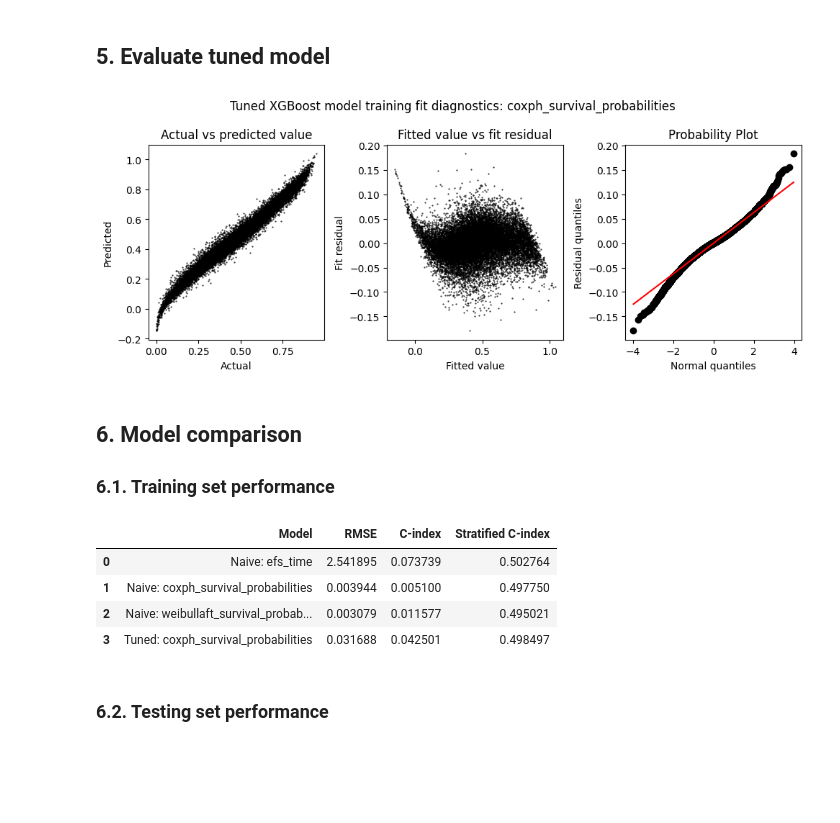
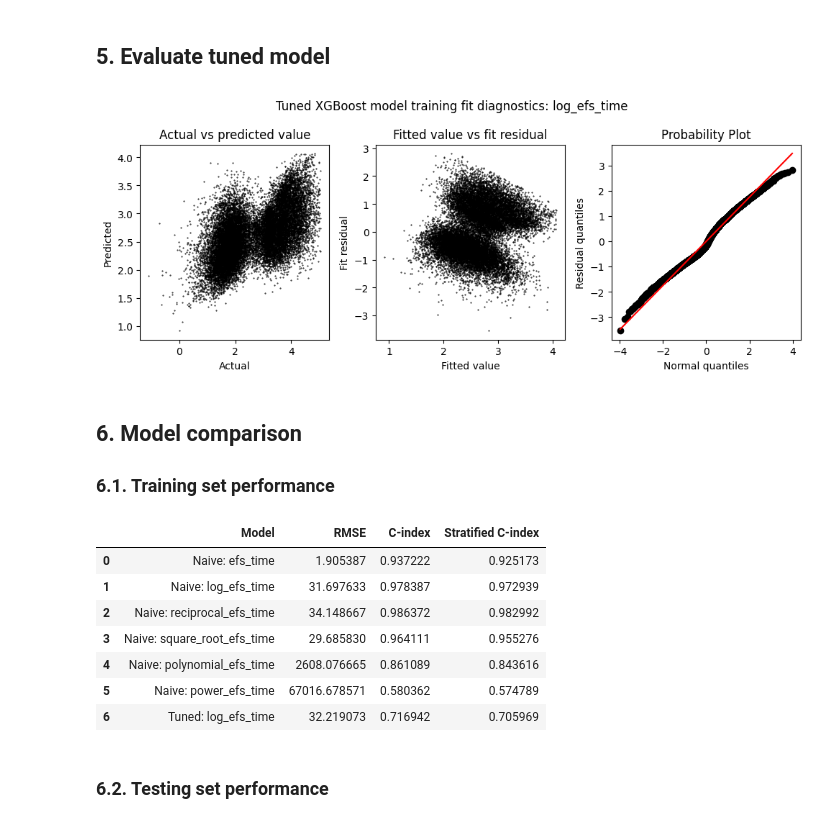
Before and after one commit to gperdrizet/HSCT_survival, a Jupyter notebook: notebooks/03.3-XGBoost_engineered_features.ipynb, the cells around one changed output. Saved outputs shown, nothing was run; the diff lists cells and outputs as text; code cells hidden in the pictures; blank space fills up the shorter version.

Commit message:
Adapted to new data structure, added more label transformations to testing, included training and testing predictions in final scoring.

```diff
--- a/notebooks/03.3-XGBoost_engineered_features.ipynb
+++ b/notebooks/03.3-XGBoost_engineered_features.ipynb
@@ -91,6 +113,0 @@ testing_df.drop('race_group', axis=1, inplace=True)
-# %%
-training_labels_df=training_df[['efs', 'efs_time', 'coxph_survival_probabilities', 'weibullaft_survival_probabilities']].copy()
-training_features_df=training_df.drop(['efs', 'efs_time', 'coxph_survival_probabilities', 'weibullaft_survival_probabilities'], axis=1)
-
-testing_labels_df=testing_df[['efs', 'efs_time', 'coxph_survival_probabilities', 'weibullaft_survival_probabilities']].copy()
-testing_features_df=testing_df.drop(['efs', 'efs_time', 'coxph_survival_probabilities', 'weibullaft_survival_probabilities'], axis=1)
@@ -170,7 +248,7 @@ Label type: weibullaft_survival_probabilities
 ## 4. Hyperparameter tuning
 # %%
 # Manually choose best label transformation based on above plots
-label_type='coxph_survival_probabilities'
+label_type='log_efs_time'
 
 # Train or load model as desired
 if retune_model == True:
@@ -180,10 +258,10 @@ if retune_model == True:
         'objective': ['reg:squarederror'],
         'eval_metric': ['rmse'],
         'seed': [315],
-        'learning_rate': [0.0125, 0.025, 0.05, 0.1],
-        'max_depth': [2, 3, 4, 5],
-        'gamma': [0.01, 0.02, 0.04],
-        'subsample': [0.5, 0.6, 0.7]
+        'learning_rate': [0.005],
+        'max_depth': [6,8,10],
+        #'gamma': [0.01, 0.02, 0.04],
+        'subsample': [0.5]
     }
 
     results_df, tuned_model=helper_funcs.xgb_hyperparameter_search(
@@ -231,42 +307,46 @@ plt.show()
 # %%
 # Make predictions on the training and testing sets
 training_predictions=tuned_model.predict(dtraining)
-
-dtesting=xgb.DMatrix(testing_features_df, label=testing_labels_df[label_type])
 testing_predictions=tuned_model.predict(dtesting)
 
 # Make diagnostic plots for the training set
 plot=plot_funcs.prediction_eval_plot(
     f'Tuned XGBoost model training fit diagnostics: {label_type}',
     training_predictions,
     training_labels_df[label_type]
 )
 
 # Save the plot
-plot.savefig(f'{config.DATA_PATH}/results/plots/05.3-fit_diagnostics_tuned_engineered_features_xgb_model_{label_type}.jpg', dpi=300)
+plot.savefig(
+    f'{config.DATA_PATH}/results/plots/{notebook_num}-fit_diagnostics_tuned_engineered_features_xgb_model_{label_type}.jpg',
+    dpi=300
+)
+
 plot.show()
 
 # Score the training set predictions for RMSE, C-index and stratified C-index
 training_score_results=helper_funcs.score_predictions(
-    model_description=f'Tuned: {label_type}',
-    predictions=training_predictions,
-    labels_df=training_labels_df,
-    race_group=training_race_group,
-    results=training_score_results,
-    label_type=label_type
+        f'Tuned: {label_type}',
+        training_predictions,
+        training_labels_df['efs_time'].values,
+        training_labels_df['efs'].values,
+        training_race_groups,
+        training_ids,
+        results=training_score_results,
 )
 
 # Score the test set predictions for RMSE, C-index and stratified C-index
 testing_score_results=helper_funcs.score_predictions(
-    model_description=f'Tuned: {label_type}',
-    predictions=testing_predictions,
-    labels_df=testing_labels_df,
-    race_group=testing_race_group,
-    results=testing_score_results,
-    label_type=label_type
+        f'Tuned: {label_type}',
+        testing_predictions,
+        testing_labels_df['efs_time'].values,
+        testing_labels_df['efs'].values,
+        testing_race_groups,
+        testing_ids,
+        results=testing_score_results,
 )
 # %% [output]
-[figure, old version]
+[figure, new version]
 # %% [markdown]
 ## 6. Model comparison
 
@@ -274,13 +354,16 @@ testing_score_results=helper_funcs.score_predictions(
 # %%
 training_score_results_df=pd.DataFrame.from_dict(training_score_results)
 training_score_results_df.to_csv(training_scores_file, index=False)
-training_score_results_df.head()
+training_score_results_df.head(len(training_score_results_df))
 # %% [output]
 |  | Model | RMSE | C-index | Stratified C-index |
-| 0 | Naive: efs_time | 2.541895 | 0.073739 | 0.502764 |
-| 1 | Naive: coxph_survival_probabilities | 0.003944 | 0.005100 | 0.497750 |
-| 2 | Naive: weibullaft_survival_probab... | 0.003079 | 0.011577 | 0.495021 |
-| 3 | Tuned: coxph_survival_probabilities | 0.031688 | 0.042501 | 0.498497 |
+| 0 | Naive: efs_time | 1.905387 | 0.937222 | 0.925173 |
+| 1 | Naive: log_efs_time | 31.697633 | 0.978387 | 0.972939 |
+| 2 | Naive: reciprocal_efs_time | 34.148667 | 0.986372 | 0.982992 |
+| 3 | Naive: square_root_efs_time | 29.685830 | 0.964111 | 0.955276 |
+| 4 | Naive: polynomial_efs_time | 2608.076665 | 0.861089 | 0.843616 |
+| 5 | Naive: power_efs_time | 67016.678571 | 0.580362 | 0.574789 |
+| 6 | Tuned: log_efs_time | 32.219073 | 0.716942 | 0.705969 |
 # %% [markdown]
 ### 6.2. Testing set performance
 # %%
```
Also changed, not shown: parts of 16 cells of this notebook, 1 other file.
